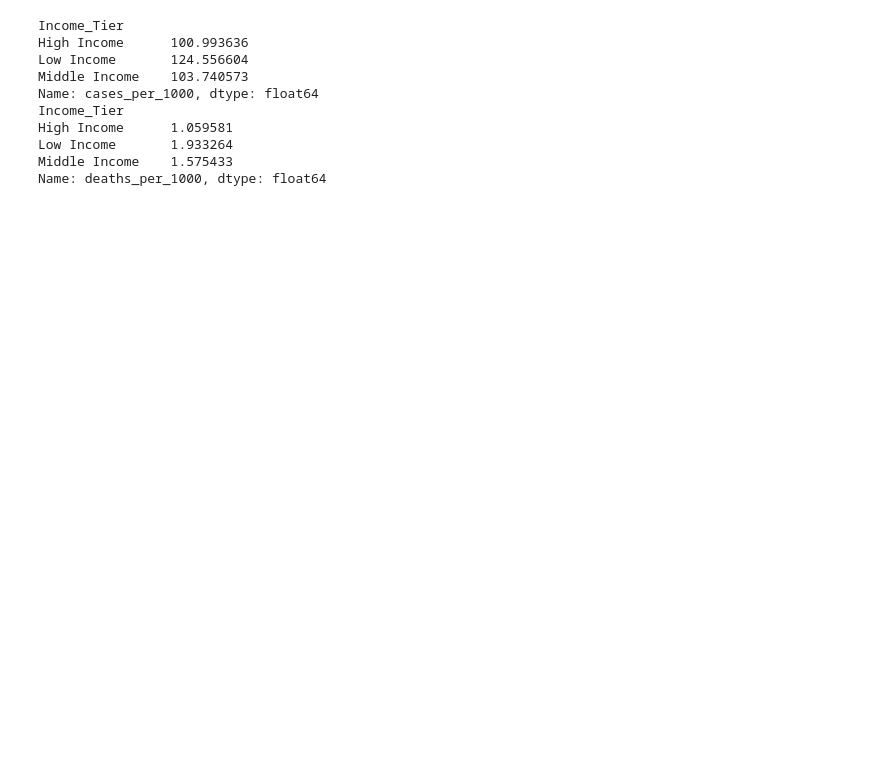
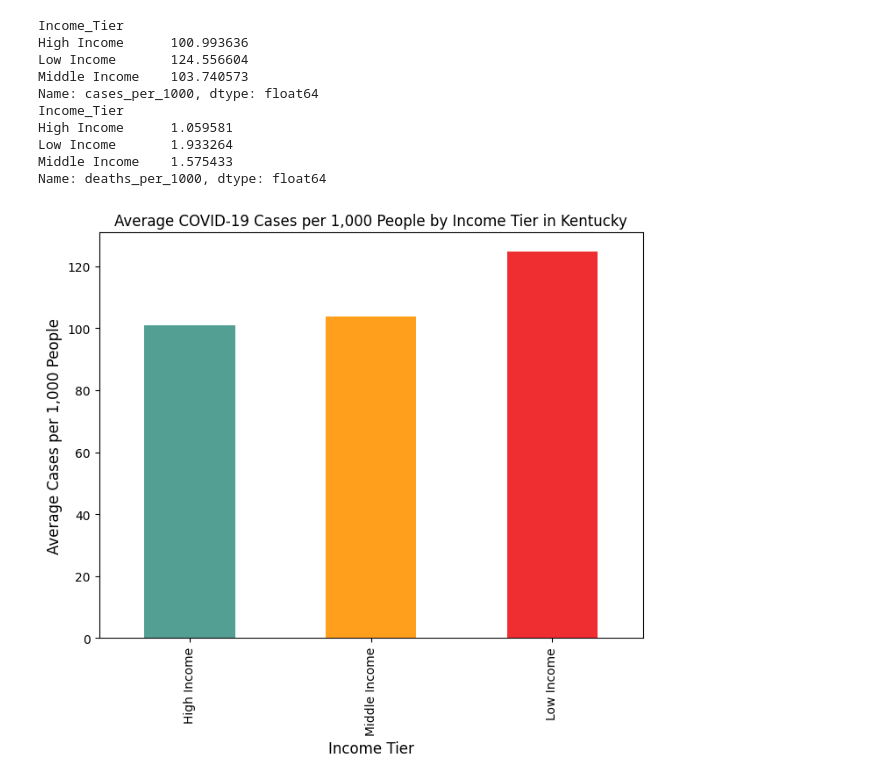
Before and after one commit to JonChadwell/covid_vs_income_ky, a Jupyter notebook: notebooks/covid_analysis.ipynb, the cells around one changed output. Saved outputs shown, nothing was run; the diff lists cells and outputs as text; code cells hidden in the pictures; blank space fills up the shorter version.

Commit message:
Completed all plots, bar, line, and scatter

```diff
--- a/notebooks/covid_analysis.ipynb
+++ b/notebooks/covid_analysis.ipynb
@@ -566,3 +590,6 @@ merged_df = merged_df.merge(pop_df, on='county', how='left')
+# %%
+#Updating merged_df to include the new data from pop_df
+merged_df = pd.read_sql_query(join_covid_income_pop, conn)
 # %%
 #Check the data for proper merge and any issues
 print(merged_df.head())
@@ -582,0 +632,4 @@ print(merged_df.head())
+# %%
+#SQL converted date from a datetime to an object. I'll need to convert that back to a datetime
+merged_df['date'] = pd.to_datetime(merged_df['date'])
+print(merged_df.dtypes)
@@ -583,10 +648,10 @@ print(merged_df.head())
 # %%
 #Looking at the data, I need to describe the year columns a little more so we know it's the population
 merged_df.rename(columns={
-    2020:'Population_2020',
-    2021:'Population_2021',
-    2022:'Population_2022',
-    2023:'Population_2023'
+    '2020':'Population_2020',
+    '2021':'Population_2021',
+    '2022':'Population_2022',
+    '2023':'Population_2023'
     }, inplace=True)
 # %%
 print(merged_df.head())
@@ -614,12 +679,11 @@ print(merged_df.head())
 # %%
 #Now I'm ready to begin creating my per 1,000 population metrics. First I'll want to create a year column.
 #For Tableau I feel I'll need by month too, so I'm going to go ahead and create that column too.
-#Initially tried merged_df['month'] = merged_df['date'].dt.month to create the month, but it returned March as 3, when I want it to return the name March
-#After researching, learned that using dt.strftime('%B') will give me the full month.
-#.strftime stands for string format time, which allows me to format dates as strings.
-#using ('%B') gives the full month name. If I had used ('%b') it would return the month abbreviation.
+#After trial and error, I realized that just having the month isn't going to provide the context I need, but instead using the month and year
+#Used dt.to_period('M') to create a Year/Month column.
+#to_period converts the dateime to a period with a given frequency. ('M') is for monthly, so the value becomes a year-month pair.
 merged_df['year'] = merged_df['date'].dt.year
-merged_df['month'] = merged_df['date'].dt.strftime('%B')
+merged_df['year_month'] = merged_df['date'].dt.to_period('M')
 print(merged_df.head())
 #checked that year and month column was added.
 # %% [output]
@@ -720,3 +781,15 @@ High Income      1.059581
 Low Income       1.933264
 Middle Income    1.575433
 Name: deaths_per_1000, dtype: float64
+# %%
+#Create a bar chart showing average COVID-19 cases per 1,000 by income tier
+cases_per_1000_by_income = merged_df.groupby('Income_Tier')['cases_per_1000'].mean().sort_values()
+colors = ['#549F93', '#FF9F1C', '#EE2E31']
+plt.figure(figsize=(8,6))
+cases_per_1000_by_income.plot(kind='bar', color=colors)
+plt.title('Average COVID-19 Cases per 1,000 People by Income Tier in Kentucky')
+plt.xlabel('Income Tier', fontsize=12)
+plt.ylabel('Average Cases per 1,000 People', fontsize=12)
+plt.show()
+# %% [output]
+[figure, added]
```
Also changed, not shown: parts of 17 cells of this notebook, 3 other files.
